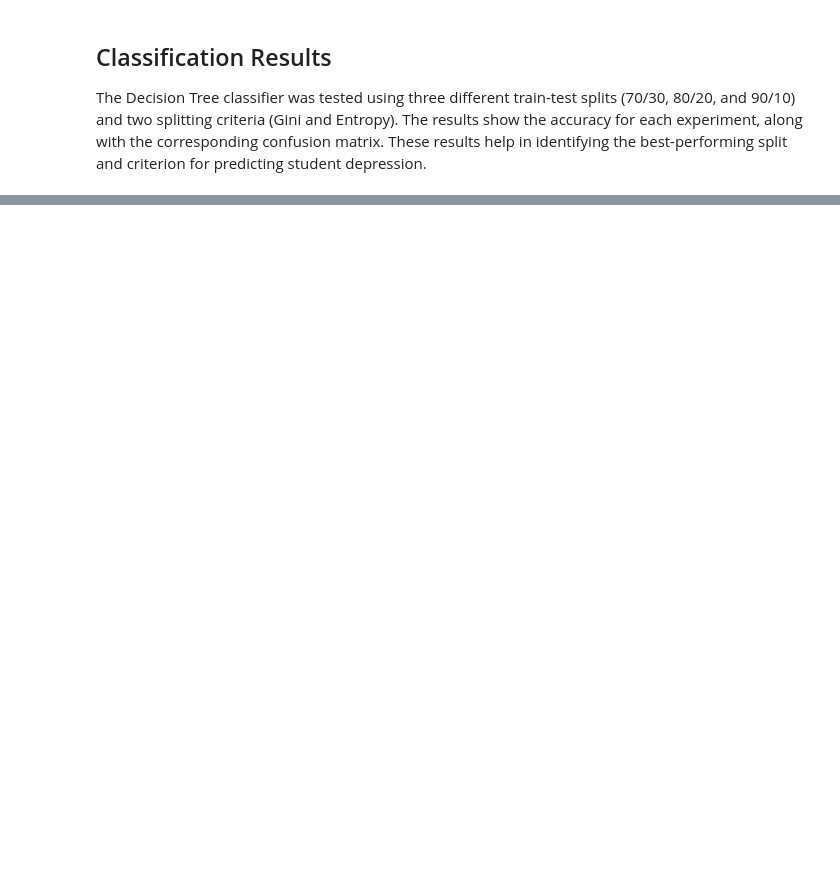
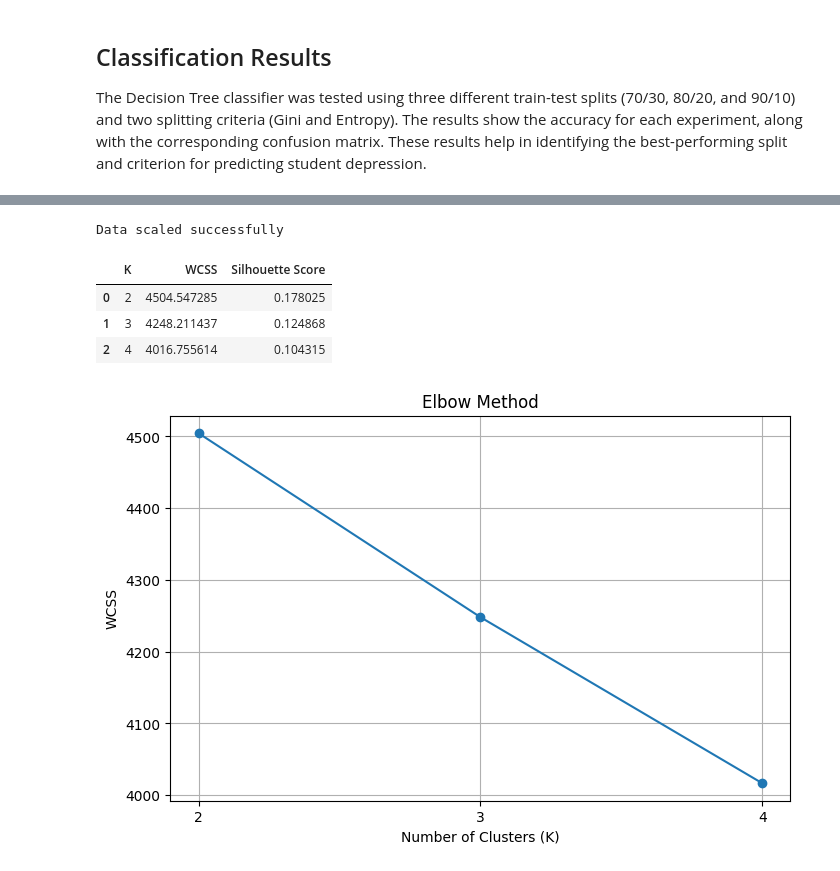
Before and after one commit to joodali25/IT326-DataMining-Project, a Jupyter notebook: Reports/Phase3.ipynb, the cells around one changed output, grey strips where cells are left out. Drawn from its saved outputs; the diff is of its cells as text; code cells hidden in the pictures; blank space fills up the shorter version.

```diff
--- a/Reports/Phase3.ipynb
+++ b/Reports/Phase3.ipynb
@@ -107,0 +103,10 @@ plt.show()
+# %%
+repo_path = "/content/IT326-DataMining-Project"
+
+if not os.path.exists(repo_path):
+    !git clone https://github.com/joodali25/IT326-DataMining-Project.git
+
+file_path = "/content/IT326-DataMining-Project/Dataset/Preprocessed_dataset.csv"
+df = pd.read_csv(file_path)
+
+df.head()
@@ -107,0 +142,43 @@ plt.show()
+# %%
+scaler = StandardScaler()
+X_scaled = scaler.fit_transform(X)
+
+print("Data scaled successfully")
+# %% [output]
+Data scaled successfully
+# %%
+k_values = [2, 3, 4]
+
+wcss = []
+sil_scores = []
+
+for k in k_values:
+    kmeans = KMeans(n_clusters=k, random_state=42, n_init=10)
+    labels = kmeans.fit_predict(X_scaled)
+
+    wcss.append(kmeans.inertia_)
+    sil_scores.append(silhouette_score(X_scaled, labels))
+
+results = pd.DataFrame({
+    "K": k_values,
+    "WCSS": wcss,
+    "Silhouette Score": sil_scores
+})
+
+results
+# %% [output]
+|  | K | WCSS | Silhouette Score |
+| 0 | 2 | 4504.547285 | 0.178025 |
+| 1 | 3 | 4248.211437 | 0.124868 |
+| 2 | 4 | 4016.755614 | 0.104315 |
+# %%
+plt.figure(figsize=(8,5))
+plt.plot(k_values, wcss, marker='o')
+plt.title("Elbow Method")
+plt.xlabel("Number of Clusters (K)")
+plt.ylabel("WCSS")
+plt.xticks(k_values)
+plt.grid(True)
+plt.show()
+# %% [output]
+[figure, added]
```
Also changed, not shown: parts of 13 cells of this notebook.
